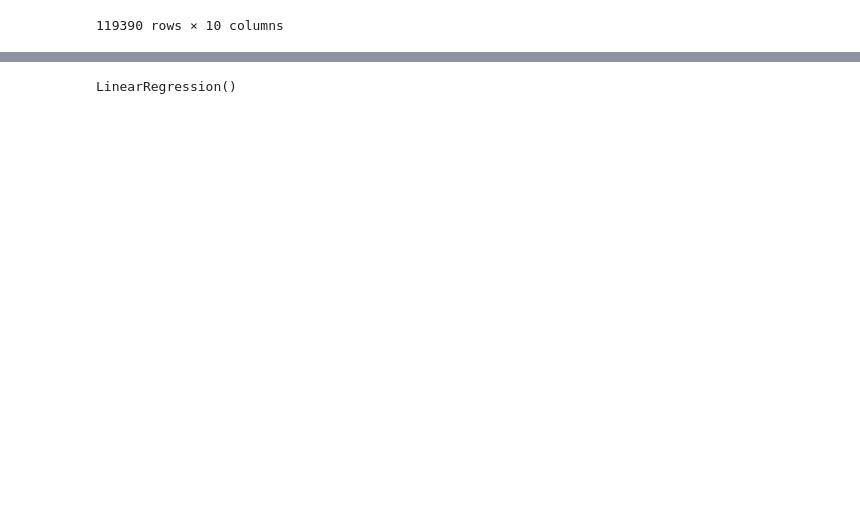
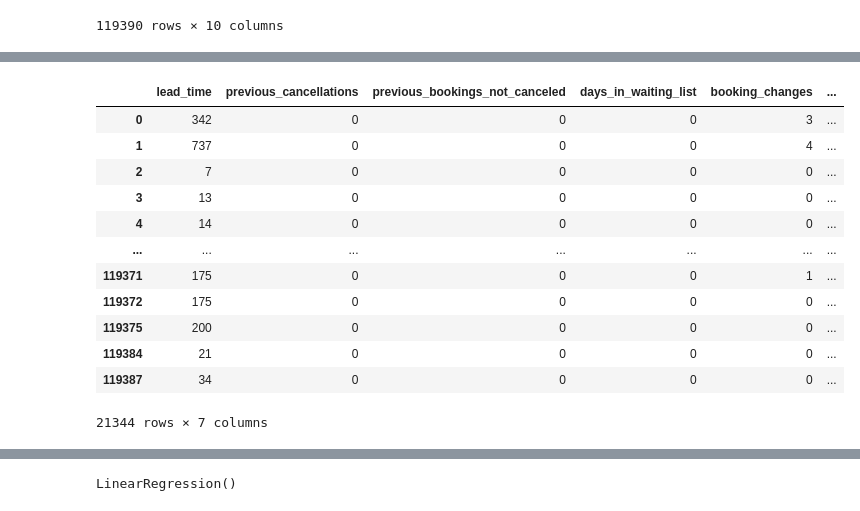
Before and after one commit to LuckyGardel/Hotel-Cancellation-Rate---Project, a Jupyter notebook: Untitled.ipynb, the cells around one changed output, grey strips where cells are left out. Cells and saved outputs as stored; diff of their text form; code cells hidden in the pictures; blank space fills up the shorter version.

```diff
--- a/Untitled.ipynb
+++ b/Untitled.ipynb
@@ -25,0 +42,4 @@ data
+# %%
+#Splitting into Categorical and Numerical variables to do some cleaning
+categorical_df = data.select_dtypes('object')
+numerical_df = data.select_dtypes(np.number)
@@ -26,3 +62,19 @@ data
+# %%
+numerical_df
+# %% [output]
+|  | lead_time | previous_cancellations | previous_bookings_not_canceled | days_in_waiting_list | booking_changes | ... |
+| 0 | 342 | 0 | 0 | 0 | 3 | ... |
+| 1 | 737 | 0 | 0 | 0 | 4 | ... |
+| 2 | 7 | 0 | 0 | 0 | 0 | ... |
+| 3 | 13 | 0 | 0 | 0 | 0 | ... |
+| 4 | 14 | 0 | 0 | 0 | 0 | ... |
+| ... | ... | ... | ... | ... | ... | ... |
+| 119371 | 175 | 0 | 0 | 0 | 1 | ... |
+| 119372 | 175 | 0 | 0 | 0 | 0 | ... |
+| 119375 | 200 | 0 | 0 | 0 | 0 | ... |
+| 119384 | 21 | 0 | 0 | 0 | 0 | ... |
+| 119387 | 34 | 0 | 0 | 0 | 0 | ... |
+21344 rows × 7 columns
 # %%
 from sklearn.preprocessing import MinMaxScaler
 from sklearn.preprocessing import OneHotEncoder
```
Also changed, not shown: parts of 15 cells of this notebook, 2 other files.
